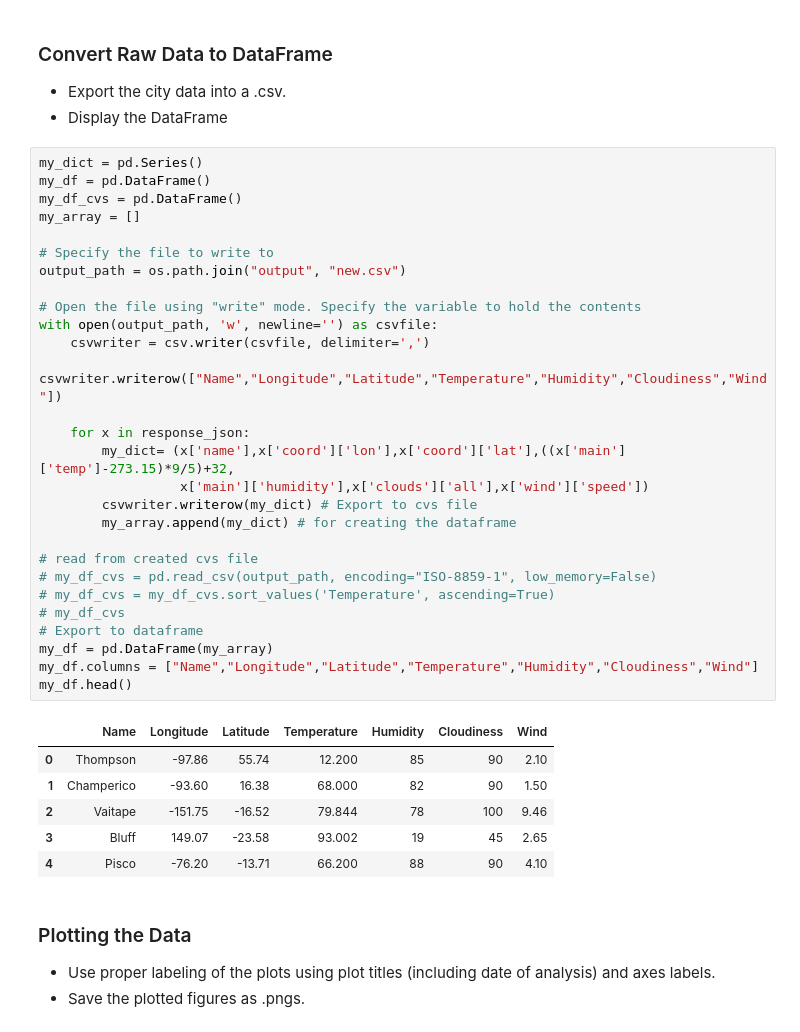
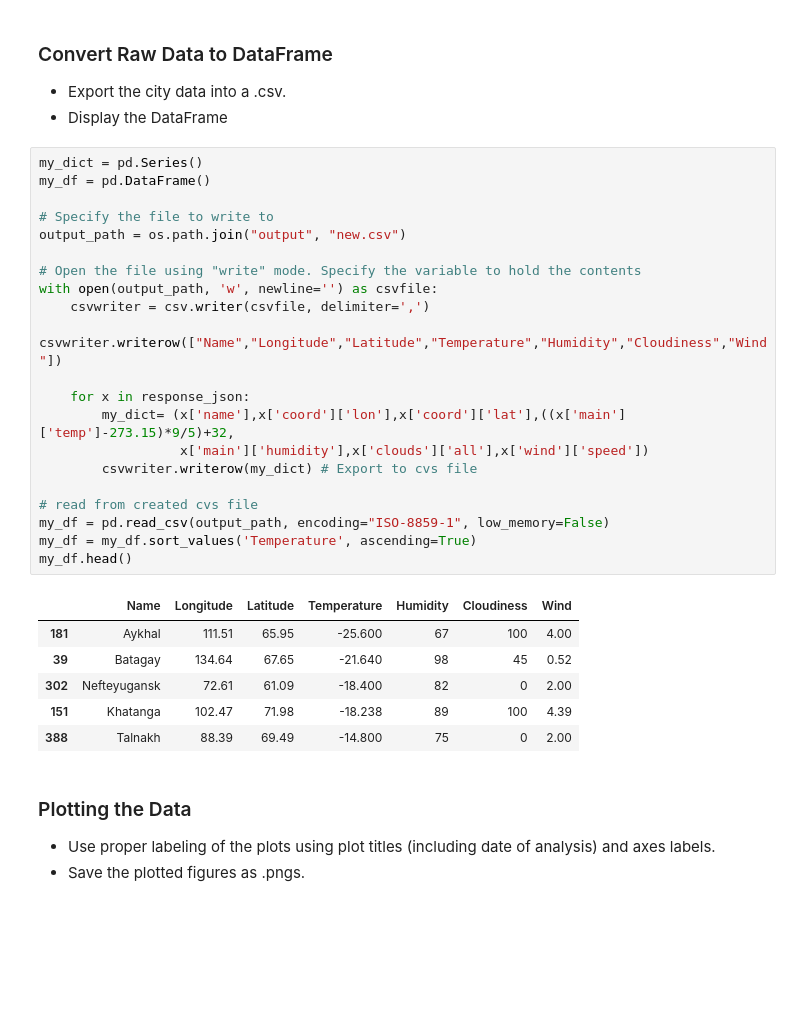
Before and after one commit to DutchDS/Python_API_Challenge, a Jupyter notebook: WeatherPy/WeatherPy.ipynb, the cells around one changed output. Drawn from its saved outputs; the diff is of its cells as text; blank space fills up the shorter version.

```diff
--- a/WeatherPy/WeatherPy.ipynb
+++ b/WeatherPy/WeatherPy.ipynb
@@ -111,38 +103,31 @@ for city in cities:
 # %%
 my_dict = pd.Series()
 my_df = pd.DataFrame()
-my_df_cvs = pd.DataFrame()
-my_array = []
 
 # Specify the file to write to
 output_path = os.path.join("output", "new.csv")
 
 # Open the file using "write" mode. Specify the variable to hold the contents
 with open(output_path, 'w', newline='') as csvfile:
     csvwriter = csv.writer(csvfile, delimiter=',')
     csvwriter.writerow(["Name","Longitude","Latitude","Temperature","Humidity","Cloudiness","Wind"])
 
     for x in response_json:
         my_dict= (x['name'],x['coord']['lon'],x['coord']['lat'],((x['main']['temp']-273.15)*9/5)+32,
                   x['main']['humidity'],x['clouds']['all'],x['wind']['speed'])
         csvwriter.writerow(my_dict) # Export to cvs file
-        my_array.append(my_dict) # for creating the dataframe
 
 # read from created cvs file
-# my_df_cvs = pd.read_csv(output_path, encoding="ISO-8859-1", low_memory=False)
-# my_df_cvs = my_df_cvs.sort_values('Temperature', ascending=True)
-# my_df_cvs
-# Export to dataframe
-my_df = pd.DataFrame(my_array)
-my_df.columns = ["Name","Longitude","Latitude","Temperature","Humidity","Cloudiness","Wind"]
+my_df = pd.read_csv(output_path, encoding="ISO-8859-1", low_memory=False)
+my_df = my_df.sort_values('Temperature', ascending=True)
 my_df.head()
 # %% [output]
 |  | Name | Longitude | Latitude | Temperature | Humidity | Cloudiness | Wind |
-| 0 | Thompson | -97.86 | 55.74 | 12.200 | 85 | 90 | 2.10 |
-| 1 | Champerico | -93.60 | 16.38 | 68.000 | 82 | 90 | 1.50 |
-| 2 | Vaitape | -151.75 | -16.52 | 79.844 | 78 | 100 | 9.46 |
-| 3 | Bluff | 149.07 | -23.58 | 93.002 | 19 | 45 | 2.65 |
-| 4 | Pisco | -76.20 | -13.71 | 66.200 | 88 | 90 | 4.10 |
+| 181 | Aykhal | 111.51 | 65.95 | -25.600 | 67 | 100 | 4.00 |
+| 39 | Batagay | 134.64 | 67.65 | -21.640 | 98 | 45 | 0.52 |
+| 302 | Nefteyugansk | 72.61 | 61.09 | -18.400 | 82 | 0 | 2.00 |
+| 151 | Khatanga | 102.47 | 71.98 | -18.238 | 89 | 100 | 4.39 |
+| 388 | Talnakh | 88.39 | 69.49 | -14.800 | 75 | 0 | 2.00 |
 # %% [markdown]
 ### Plotting the Data
 * Use proper labeling of the plots using plot titles (including date of analysis) and axes labels.
```
Also changed, not shown: parts of 9 cells of this notebook.
